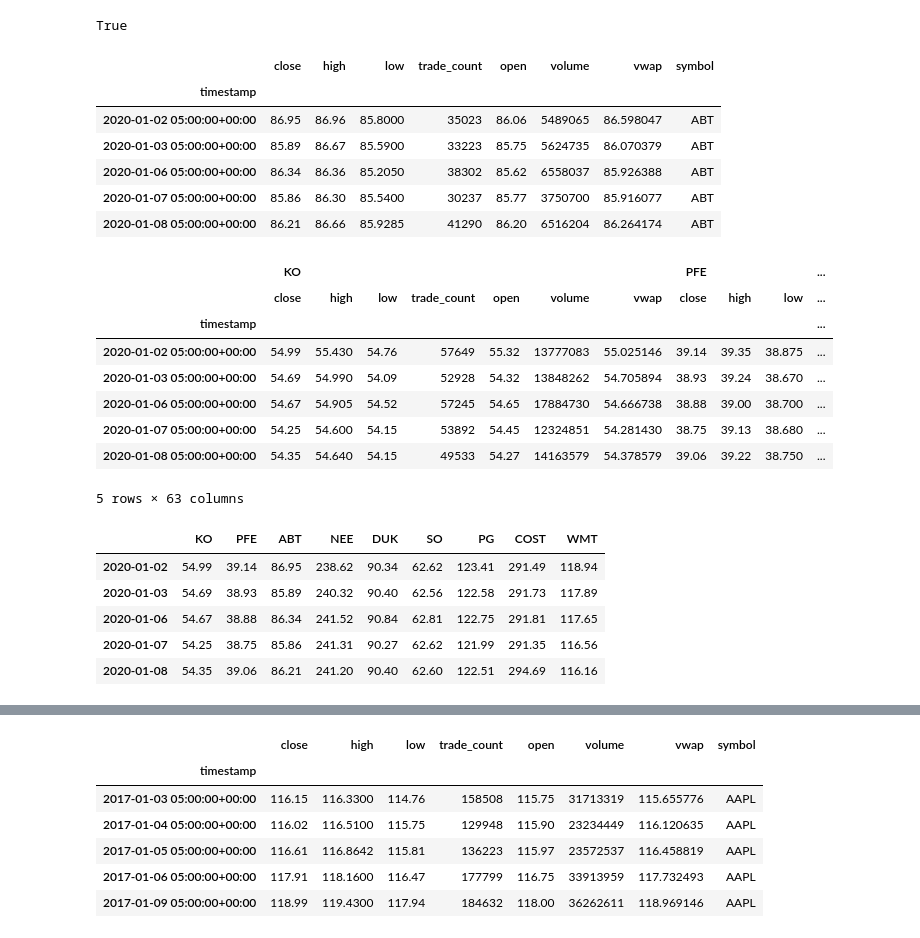
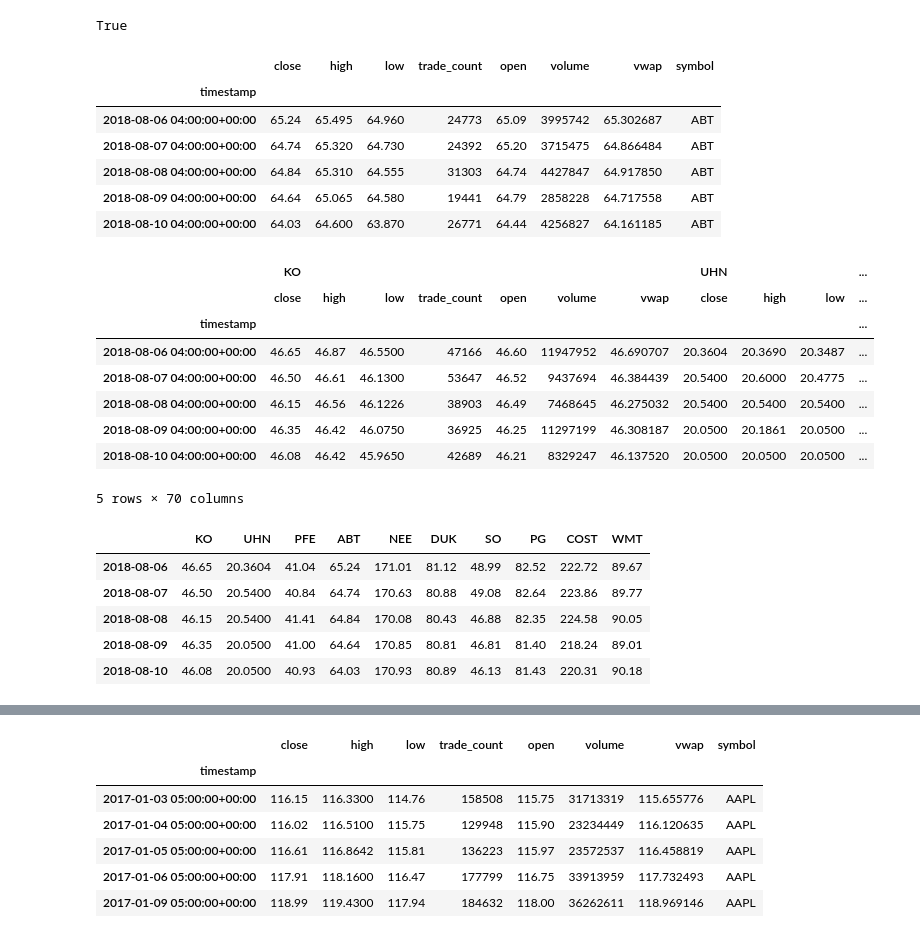
Before and after one commit to Jacobsteen808/Sector_Shuffle-Smart_Rebalance, a Jupyter notebook: project_1.ipynb, the cells around one changed output, grey strips where cells are left out. Saved outputs shown, nothing was run; the diff lists cells and outputs as text; code cells hidden in the pictures.

```diff
--- a/project_1.ipynb
+++ b/project_1.ipynb
@@ -25,17 +26,17 @@ load_dotenv('env.txt')
 True
 # %%
 alpaca_api_key = os.getenv("alpaca_api_key")
-secret_alpaca_api_key = os.getenv("alpaca_api_key_secret")
+secret_alpaca_api_key = os.getenv("alpaca_secret_key")
 api = tradeapi.REST(
     alpaca_api_key,
     secret_alpaca_api_key,
     api_version = "v2"
 )
 # %%
-tickers = ["KO", "PFE", "ABT", "NEE", "DUK", "SO", "PG", "COST", "WMT"]
+tickers = ["KO", "UHN", "PFE", "ABT", "NEE", "DUK", "SO", "PG", "COST", "WMT"]
 timeframe= "1Day"
-start_date= pd.Timestamp("2020-01-01", tz="America/New_York").isoformat()
-end_date= pd.Timestamp("2023-11-07", tz="America/New_York").isoformat()
+start_date= pd.Timestamp("2018-08-04", tz="America/New_York").isoformat()
+end_date= pd.Timestamp("2021-08-04", tz="America/New_York").isoformat()
 ticker_data = api.get_bars(
     tickers,
     timeframe,
@@ -47,13 +48,14 @@ ticker_data.head()
 # %% [output]
 |  | close | high | low | trade_count | open | volume | vwap | symbol |
 | timestamp |  |  |  |  |  |  |  |  |
-| 2020-01-02 05:00:00+00:00 | 86.95 | 86.96 | 85.8000 | 35023 | 86.06 | 5489065 | 86.598047 | ABT |
-| 2020-01-03 05:00:00+00:00 | 85.89 | 86.67 | 85.5900 | 33223 | 85.75 | 5624735 | 86.070379 | ABT |
-| 2020-01-06 05:00:00+00:00 | 86.34 | 86.36 | 85.2050 | 38302 | 85.62 | 6558037 | 85.926388 | ABT |
-| 2020-01-07 05:00:00+00:00 | 85.86 | 86.30 | 85.5400 | 30237 | 85.77 | 3750700 | 85.916077 | ABT |
-| 2020-01-08 05:00:00+00:00 | 86.21 | 86.66 | 85.9285 | 41290 | 86.20 | 6516204 | 86.264174 | ABT |
+| 2018-08-06 04:00:00+00:00 | 65.24 | 65.495 | 64.960 | 24773 | 65.09 | 3995742 | 65.302687 | ABT |
+| 2018-08-07 04:00:00+00:00 | 64.74 | 65.320 | 64.730 | 24392 | 65.20 | 3715475 | 64.866484 | ABT |
+| 2018-08-08 04:00:00+00:00 | 64.84 | 65.310 | 64.555 | 31303 | 64.74 | 4427847 | 64.917850 | ABT |
+| 2018-08-09 04:00:00+00:00 | 64.64 | 65.065 | 64.580 | 19441 | 64.79 | 2858228 | 64.717558 | ABT |
+| 2018-08-10 04:00:00+00:00 | 64.03 | 64.600 | 63.870 | 26771 | 64.44 | 4256827 | 64.161185 | ABT |
 # %%
 KO = ticker_data[ticker_data["symbol"]=="KO"].drop("symbol", axis=1)
+UHN = ticker_data[ticker_data["symbol"]=="UHN"].drop("symbol", axis=1)
 PFE = ticker_data[ticker_data["symbol"]=="PFE"].drop("symbol", axis=1)
 ABT = ticker_data[ticker_data["symbol"]=="ABT"].drop("symbol", axis=1)
 NEE = ticker_data[ticker_data["symbol"]=="NEE"].drop("symbol", axis=1)
@@ -63,34 +65,33 @@ PG = ticker_data[ticker_data["symbol"]=="PG"].drop("symbol", axis=1)
 COST = ticker_data[ticker_data["symbol"]=="COST"].drop("symbol", axis=1)
 WMT = ticker_data[ticker_data["symbol"]=="WMT"].drop("symbol", axis=1)
 
-ticker_data = pd.concat([KO, PFE, ABT, NEE, DUK, SO, PG, COST, WMT], axis=1, keys=["KO", "PFE", "ABT", "NEE", "DUK", "SO", "PG", "COST", "WMT"])
+ticker_data = pd.concat([KO, UHN, PFE, ABT, NEE, DUK, SO, PG, COST, WMT], axis=1, keys=["KO", "UHN", "PFE", "ABT", "NEE", "DUK", "SO", "PG", "COST", "WMT"])
 
 ticker_data.head()
 # %% [output]
-|  | KO |  |  |  |  |  |  | PFE |  |  | ... |
+|  | KO |  |  |  |  |  |  | UHN |  |  | ... |
 |  | close | high | low | trade_count | open | volume | vwap | close | high | low | ... |
 | timestamp |  |  |  |  |  |  |  |  |  |  | ... |
-| 2020-01-02 05:00:00+00:00 | 54.99 | 55.430 | 54.76 | 57649 | 55.32 | 13777083 | 55.025146 | 39.14 | 39.35 | 38.875 | ... |
-| 2020-01-03 05:00:00+00:00 | 54.69 | 54.990 | 54.09 | 52928 | 54.32 | 13848262 | 54.705894 | 38.93 | 39.24 | 38.670 | ... |
-| 2020-01-06 05:00:00+00:00 | 54.67 | 54.905 | 54.52 | 57245 | 54.65 | 17884730 | 54.666738 | 38.88 | 39.00 | 38.700 | ... |
-| 2020-01-07 05:00:00+00:00 | 54.25 | 54.600 | 54.15 | 53892 | 54.45 | 12324851 | 54.281430 | 38.75 | 39.13 | 38.680 | ... |
-| 2020-01-08 05:00:00+00:00 | 54.35 | 54.640 | 54.15 | 49533 | 54.27 | 14163579 | 54.378579 | 39.06 | 39.22 | 38.750 | ... |
+| 2018-08-06 04:00:00+00:00 | 46.65 | 46.87 | 46.5500 | 47166 | 46.60 | 11947952 | 46.690707 | 20.3604 | 20.3690 | 20.3487 | ... |
+| 2018-08-07 04:00:00+00:00 | 46.50 | 46.61 | 46.1300 | 53647 | 46.52 | 9437694 | 46.384439 | 20.5400 | 20.6000 | 20.4775 | ... |
+| 2018-08-08 04:00:00+00:00 | 46.15 | 46.56 | 46.1226 | 38903 | 46.49 | 7468645 | 46.275032 | 20.5400 | 20.5400 | 20.5400 | ... |
+| 2018-08-09 04:00:00+00:00 | 46.35 | 46.42 | 46.0750 | 36925 | 46.25 | 11297199 | 46.308187 | 20.0500 | 20.1861 | 20.0500 | ... |
+| 2018-08-10 04:00:00+00:00 | 46.08 | 46.42 | 45.9650 | 42689 | 46.21 | 8329247 | 46.137520 | 20.0500 | 20.0500 | 20.0500 | ... |
-5 rows × 63 columns
+5 rows × 70 columns
 # %%
 ticker_data_closing = pd.DataFrame()
 
 for ticker in tickers:
     ticker_data_closing[ticker] = ticker_data[ticker]["close"]
 
 ticker_data_closing.index = ticker_data_closing.index.date
 
-contraction_portfolio_returns = ticker_data_closing.pct_change()
 ticker_data_closing.head()
 # %% [output]
-|  | KO | PFE | ABT | NEE | DUK | SO | PG | COST | WMT |
-| 2020-01-02 | 54.99 | 39.14 | 86.95 | 238.62 | 90.34 | 62.62 | 123.41 | 291.49 | 118.94 |
-| 2020-01-03 | 54.69 | 38.93 | 85.89 | 240.32 | 90.40 | 62.56 | 122.58 | 291.73 | 117.89 |
-| 2020-01-06 | 54.67 | 38.88 | 86.34 | 241.52 | 90.84 | 62.81 | 122.75 | 291.81 | 117.65 |
-| 2020-01-07 | 54.25 | 38.75 | 85.86 | 241.31 | 90.27 | 62.62 | 121.99 | 291.35 | 116.56 |
-| 2020-01-08 | 54.35 | 39.06 | 86.21 | 241.20 | 90.40 | 62.60 | 122.51 | 294.69 | 116.16 |
+|  | KO | UHN | PFE | ABT | NEE | DUK | SO | PG | COST | WMT |
+| 2018-08-06 | 46.65 | 20.3604 | 41.04 | 65.24 | 171.01 | 81.12 | 48.99 | 82.52 | 222.72 | 89.67 |
+| 2018-08-07 | 46.50 | 20.5400 | 40.84 | 64.74 | 170.63 | 80.88 | 49.08 | 82.64 | 223.86 | 89.77 |
+| 2018-08-08 | 46.15 | 20.5400 | 41.41 | 64.84 | 170.08 | 80.43 | 46.88 | 82.35 | 224.58 | 90.05 |
+| 2018-08-09 | 46.35 | 20.0500 | 41.00 | 64.64 | 170.85 | 80.81 | 46.81 | 81.40 | 218.24 | 89.01 |
+| 2018-08-10 | 46.08 | 20.0500 | 40.93 | 64.03 | 170.93 | 80.89 | 46.13 | 81.43 | 220.31 | 90.18 |
 # %%
```
Also changed, not shown: parts of 5 cells of this notebook.
